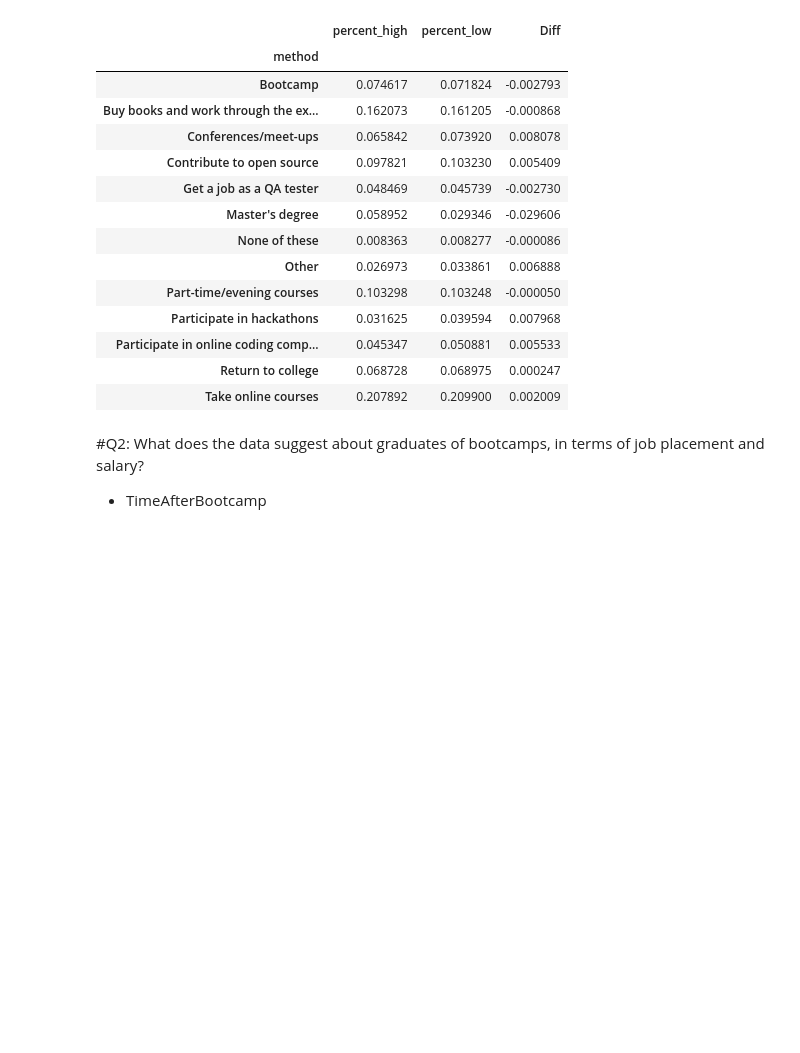
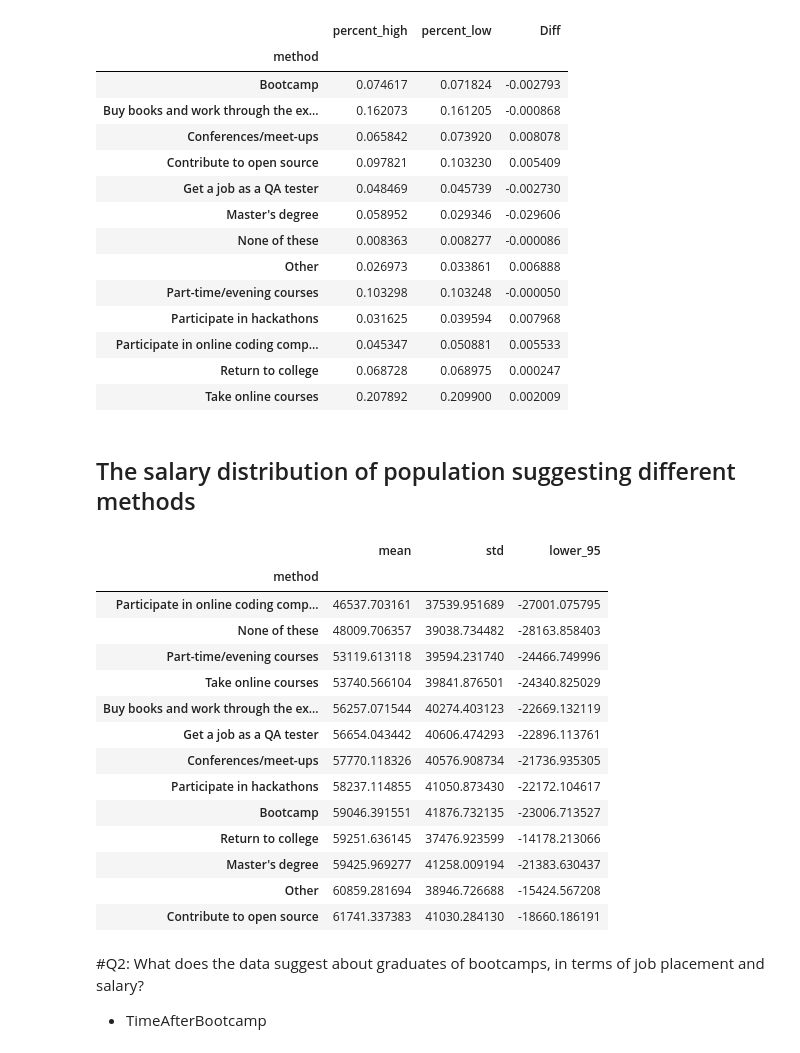
Before and after one commit to zhukuixi/Udacity_DataScientistNanoDegree, a Jupyter notebook: Chapter1.ipynb, the cells around one changed output. Cells and saved outputs as stored; diff of their text form; code cells hidden in the pictures; blank space fills up the shorter version.

```diff
--- a/Chapter1.ipynb
+++ b/Chapter1.ipynb
@@ -104,6 +106,37 @@ combine_per.style.bar(subset=['Diff'], align='mid', color=['#d65f5f', '#5fba7d']
 | Participate in online coding comp... | 0.045347 | 0.050881 | 0.005533 |
 | Return to college | 0.068728 | 0.068975 | 0.000247 |
 | Take online courses | 0.207892 | 0.209900 | 0.002009 |
+# %% [markdown]
+## The salary distribution of population suggesting different methods
+# %%
+temp_df = df[['CousinEducation','Salary']].dropna()
+
+def getMethod(input_row):
+  methods = [method.strip() for method in input_row.CousinEducation.split(";")]
+  return pd.DataFrame({"method":methods,"Salary":input_row.Salary})
+
+result_df = pd.DataFrame()
+for i in np.arange(temp_df.shape[0]):
+  d = getMethod(temp_df.iloc[i,:])
+  result_df = pd.concat([result_df,d],axis=0)
+# %%
+result_df.groupby("method")['Salary'].agg(['mean','std',('lower_95',lambda x:x.mean()-np.std(x)*1.96) ]).sort_values('mean')
+# %% [output]
+|  | mean | std | lower_95 |
+| method |  |  |  |
+| Participate in online coding comp... | 46537.703161 | 37539.951689 | -27001.075795 |
+| None of these | 48009.706357 | 39038.734482 | -28163.858403 |
+| Part-time/evening courses | 53119.613118 | 39594.231740 | -24466.749996 |
+| Take online courses | 53740.566104 | 39841.876501 | -24340.825029 |
+| Buy books and work through the ex... | 56257.071544 | 40274.403123 | -22669.132119 |
+| Get a job as a QA tester | 56654.043442 | 40606.474293 | -22896.113761 |
+| Conferences/meet-ups | 57770.118326 | 40576.908734 | -21736.935305 |
+| Participate in hackathons | 58237.114855 | 41050.873430 | -22172.104617 |
+| Bootcamp | 59046.391551 | 41876.732135 | -23006.713527 |
+| Return to college | 59251.636145 | 37476.923599 | -14178.213066 |
+| Master's degree | 59425.969277 | 41258.009194 | -21383.630437 |
+| Other | 60859.281694 | 38946.726688 | -15424.567208 |
+| Contribute to open source | 61741.337383 | 41030.284130 | -18660.186191 |
 # %% [markdown]
 #Q2: What does the data suggest about graduates of bootcamps, in terms of job placement and salary?
 - TimeAfterBootcamp
```
Also changed, not shown: parts of 7 cells of this notebook.
